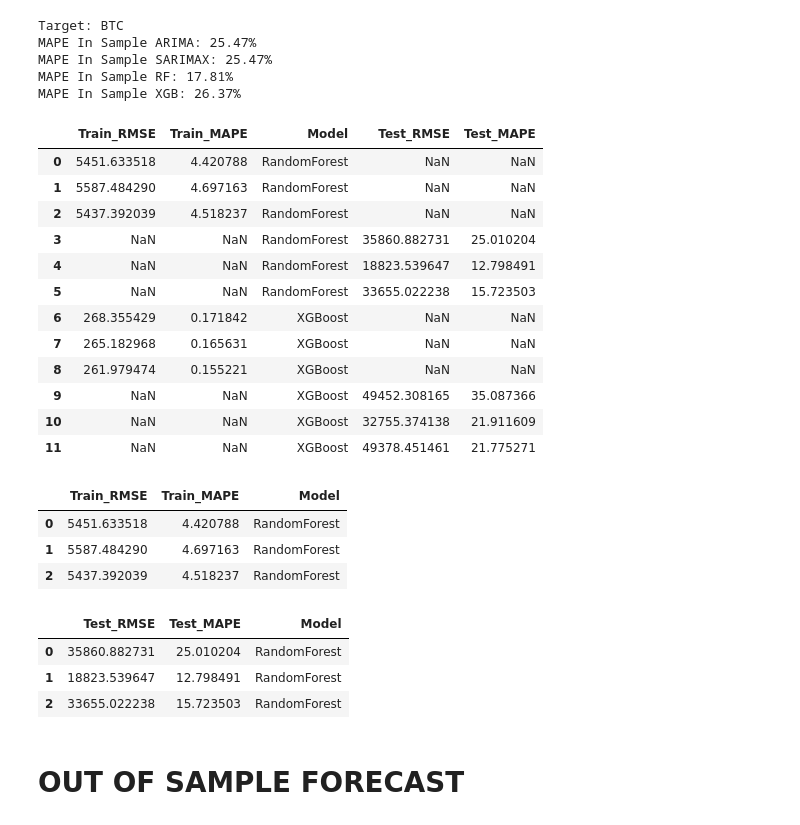
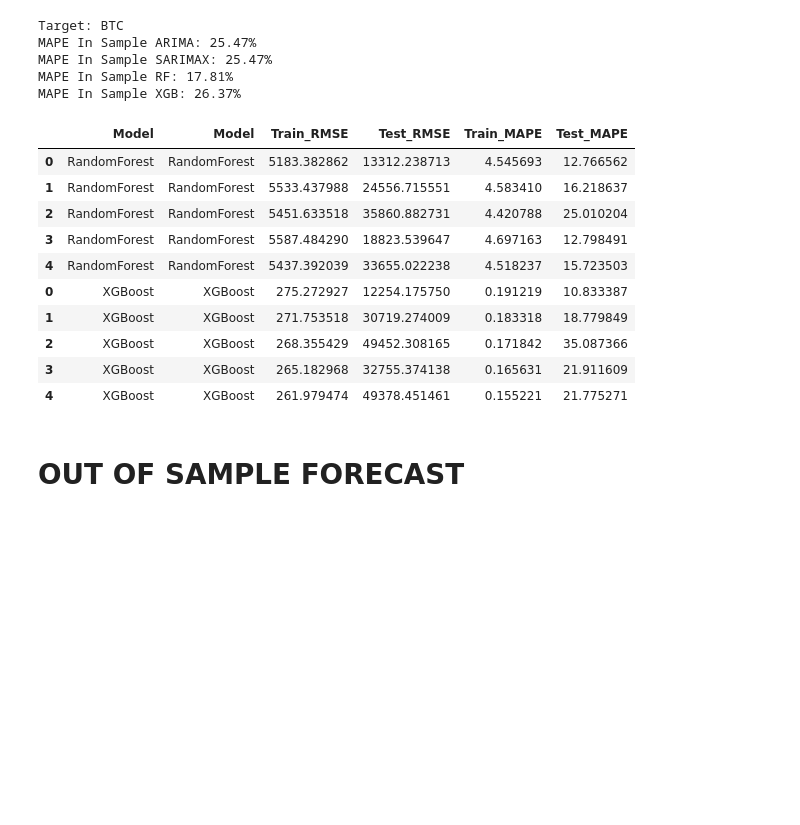
Before and after one commit to k3ybladewielder/crypto_forecast, a Jupyter notebook: notebooks/crypto_forecast.ipynb, the cells around one changed output. Drawn from its saved outputs; the diff is of its cells as text; code cells hidden in the pictures; blank space fills up the shorter version.

```diff
--- a/notebooks/crypto_forecast.ipynb
+++ b/notebooks/crypto_forecast.ipynb
@@ -501,7 +505,7 @@ import pandas as pd
 df_test = df.reset_index()
 
 # Criando o objeto TimeSeriesSplit
-tscv = TimeSeriesSplit(n_splits=3, test_size=3)  # 5 * 3 = 15 predicoes in sample
+tscv = TimeSeriesSplit(n_splits=5, test_size=3)  # 5 * 3 = 15 predicoes in sample
 random_state = 42
 
 # Inicializando listas para armazenar métricas
@@ -543,86 +547,49 @@ for train_index, test_index in tscv.split(df_test):
     xgb_predictions = xgboost_model.predict(X_test).ravel()
     xgb_column_name = f'{target}_XGB'
 
     # Adicionando as previsões nos índices correspondentes
     df_test.loc[test_index, xgb_column_name] = xgb_predictions[:len(test_index)]
 
     # Métricas no conjunto de treinamento
     train_rmse_xgb = mean_squared_error(y_train, xgboost_model.predict(X_train), squared=False)
     train_mape_xgb = mean_absolute_error(y_train, xgboost_model.predict(X_train)) / y_train.mean() * 100
     metrics_xgb_train.append({'Train_RMSE': train_rmse_xgb, 'Train_MAPE': train_mape_xgb})
 
     # Métricas no conjunto de teste
     test_rmse_xgb = mean_squared_error(y_test, xgb_predictions, squared=False)
     test_mape_xgb = mean_absolute_error(y_test, xgb_predictions) / y_test.mean() * 100
     metrics_xgb_test.append({'Test_RMSE': test_rmse_xgb, 'Test_MAPE': test_mape_xgb})
 
 # Criando DataFrames com as métricas
 df_metrics_rf_train = pd.DataFrame(metrics_rf_train)
 df_metrics_rf_train['Model'] = 'RandomForest'
 
 df_metrics_rf_test = pd.DataFrame(metrics_rf_test)
 df_metrics_rf_test['Model'] = 'RandomForest'
 
 df_metrics_xgb_train = pd.DataFrame(metrics_xgb_train)
 df_metrics_xgb_train['Model'] = 'XGBoost'
 
 df_metrics_xgb_test = pd.DataFrame(metrics_xgb_test)
 df_metrics_xgb_test['Model'] = 'XGBoost'
 
-# # Juntando os DataFrames em um único DataFrame
-# df_all_metrics = pd.concat([df_metrics_rf_train, df_metrics_rf_test, df_metrics_xgb_train, df_metrics_xgb_test], ignore_index=True)
+# Juntando os DataFrames em um único DataFrame
+metrics_rf =  pd.concat([df_metrics_rf_train, df_metrics_rf_test], axis=1)
+metrics_xgb =  pd.concat([df_metrics_xgb_train, df_metrics_xgb_test], axis=1)
 
-# # Exibindo o DataFrame combinado
-# print("Métricas para RandomForest (Treino e Teste) e XGBoost (Treino e Teste):")
-# df_all_metrics
+df_all_metrics = pd.concat([metrics_rf, metrics_xgb],  axis=0) #, ignore_index=True)
+df_all_metrics[["Model", "Train_RMSE", "Test_RMSE", "Train_MAPE", "Test_MAPE"]]
+# %% [output]
+|  | Model | Model | Train_RMSE | Test_RMSE | Train_MAPE | Test_MAPE |
+| 0 | RandomForest | RandomForest | 5183.382862 | 13312.238713 | 4.545693 | 12.766562 |
+| 1 | RandomForest | RandomForest | 5533.437988 | 24556.715551 | 4.583410 | 16.218637 |
+| 2 | RandomForest | RandomForest | 5451.633518 | 35860.882731 | 4.420788 | 25.010204 |
+| 3 | RandomForest | RandomForest | 5587.484290 | 18823.539647 | 4.697163 | 12.798491 |
+| 4 | RandomForest | RandomForest | 5437.392039 | 33655.022238 | 4.518237 | 15.723503 |
+| 0 | XGBoost | XGBoost | 275.272927 | 12254.175750 | 0.191219 | 10.833387 |
+| 1 | XGBoost | XGBoost | 271.753518 | 30719.274009 | 0.183318 | 18.779849 |
+| 2 | XGBoost | XGBoost | 268.355429 | 49452.308165 | 0.171842 | 35.087366 |
+| 3 | XGBoost | XGBoost | 265.182968 | 32755.374138 | 0.165631 | 21.911609 |
+| 4 | XGBoost | XGBoost | 261.979474 | 49378.451461 | 0.155221 | 21.775271 |
-# %%
-# Criando DataFrames com as métricas
-df_metrics_rf_train = pd.DataFrame(metrics_rf_train)
-df_metrics_rf_train['Model'] = 'RandomForest'
-df_metrics_rf_test = pd.DataFrame(metrics_rf_test)
-df_metrics_rf_test['Model'] = 'RandomForest'
-df_metrics_xgb_train = pd.DataFrame(metrics_xgb_train)
-df_metrics_xgb_train['Model'] = 'XGBoost'
-df_metrics_xgb_test = pd.DataFrame(metrics_xgb_test)
-df_metrics_xgb_test['Model'] = 'XGBoost'
-
-# Juntando os DataFrames em um único DataFrame
-df_all_metrics = pd.concat([df_metrics_rf_train, df_metrics_rf_test, df_metrics_xgb_train, df_metrics_xgb_test],  axis=0, ignore_index=True)
-df_all_metrics
-
-# Agrupando as métricas pelo índice (representando o split) e modelo
-# df_grouped_metrics = df_all_metrics.groupby(['Model', df_all_metrics.index])[['Train_RMSE', 'Train_MAPE', 'Test_RMSE', 'Test_MAPE']].mean().reset_index()
-
-# # Exibindo o DataFrame agrupado
-# print("Métricas agrupadas para RandomForest (Treino e Teste) e XGBoost (Treino e Teste):")
-# df_grouped_metrics
-# %% [output]
-|  | Train_RMSE | Train_MAPE | Model | Test_RMSE | Test_MAPE |
-| 0 | 5451.633518 | 4.420788 | RandomForest | NaN | NaN |
-| 1 | 5587.484290 | 4.697163 | RandomForest | NaN | NaN |
-| 2 | 5437.392039 | 4.518237 | RandomForest | NaN | NaN |
-| 3 | NaN | NaN | RandomForest | 35860.882731 | 25.010204 |
-| 4 | NaN | NaN | RandomForest | 18823.539647 | 12.798491 |
-| 5 | NaN | NaN | RandomForest | 33655.022238 | 15.723503 |
-| 6 | 268.355429 | 0.171842 | XGBoost | NaN | NaN |
-| 7 | 265.182968 | 0.165631 | XGBoost | NaN | NaN |
-| 8 | 261.979474 | 0.155221 | XGBoost | NaN | NaN |
-| 9 | NaN | NaN | XGBoost | 49452.308165 | 35.087366 |
-| 10 | NaN | NaN | XGBoost | 32755.374138 | 21.911609 |
-| 11 | NaN | NaN | XGBoost | 49378.451461 | 21.775271 |
-# %%
-df_metrics_rf_train #.merge(df_metrics_rf_test) #, on="Model", ignore_index=True)
-# %% [output]
-|  | Train_RMSE | Train_MAPE | Model |
-| 0 | 5451.633518 | 4.420788 | RandomForest |
-| 1 | 5587.484290 | 4.697163 | RandomForest |
-| 2 | 5437.392039 | 4.518237 | RandomForest |
-# %%
-df_metrics_rf_test
-# %% [output]
-|  | Test_RMSE | Test_MAPE | Model |
-| 0 | 35860.882731 | 25.010204 | RandomForest |
-| 1 | 18823.539647 | 12.798491 | RandomForest |
-| 2 | 33655.022238 | 15.723503 | RandomForest |
 # %% [markdown]
 # OUT OF SAMPLE FORECAST
```
Also changed, not shown: parts of 23 cells of this notebook, 2 other files.
